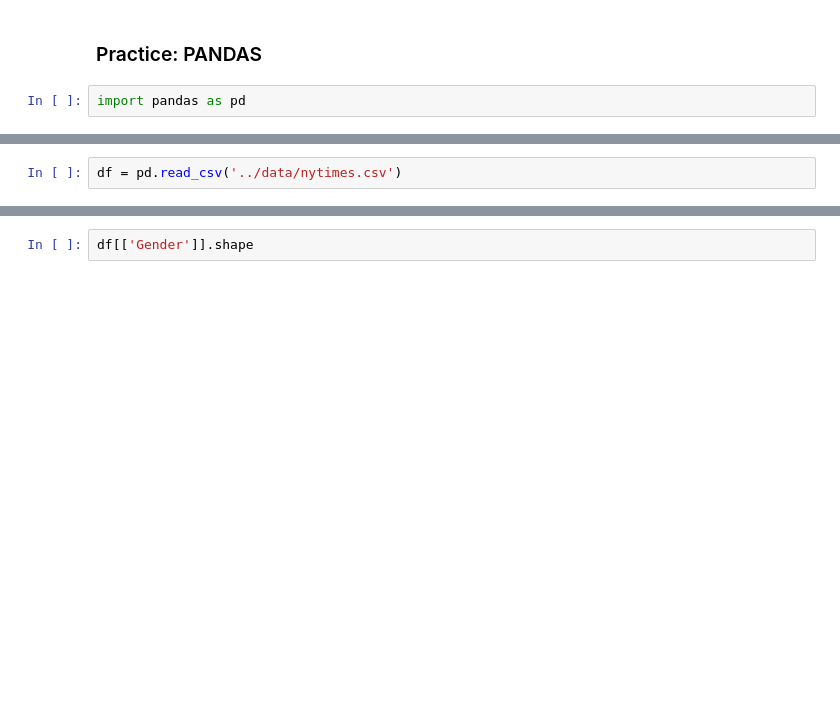
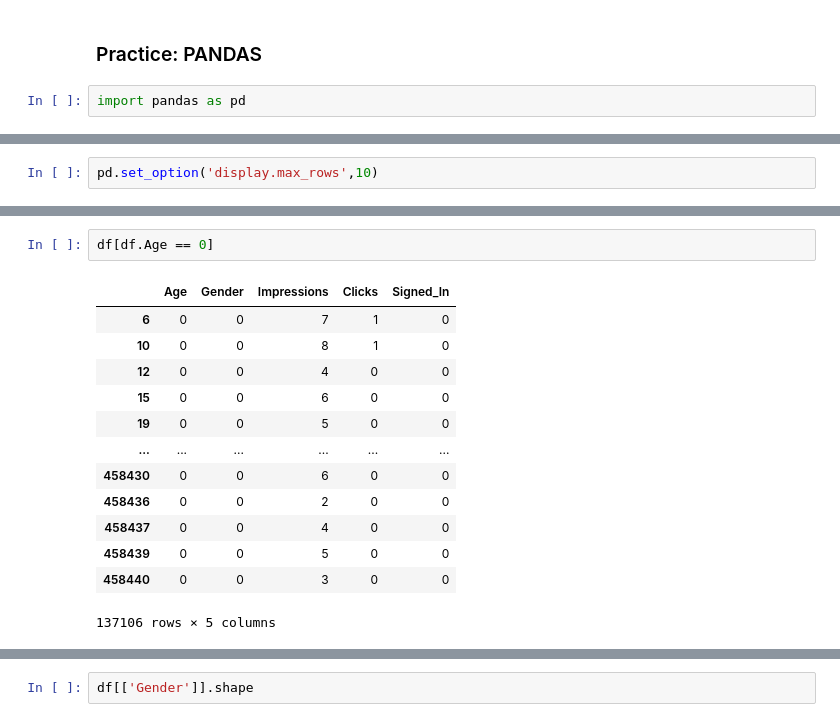
Before and after one commit to cyruschansk/DS_HK_10, a Jupyter notebook: notebooks/03 - Machine Learning.ipynb, the cells around one changed output, grey strips where cells are left out. Cells and saved outputs as stored; diff of their text form; blank space fills up the shorter version.

```diff
--- a/notebooks/03 - Machine Learning.ipynb
+++ b/notebooks/03 - Machine Learning.ipynb
@@ -882,2 +899,0 @@ curl http://stat.columbia.edu/~rachel/datasets/nyt1.csv > ../data/nytimes.csv
-# %%
-df = pd.read_csv('../data/nytimes.csv')
@@ -883,0 +963,2 @@ df = pd.read_csv('../data/nytimes.csv')
+# %%
+pd.set_option('display.max_rows',10)
@@ -883,0 +1052,16 @@ df = pd.read_csv('../data/nytimes.csv')
+# %%
+df[df.Age == 0]
+# %% [output]
+|  | Age | Gender | Impressions | Clicks | Signed_In |
+| 6 | 0 | 0 | 7 | 1 | 0 |
+| 10 | 0 | 0 | 8 | 1 | 0 |
+| 12 | 0 | 0 | 4 | 0 | 0 |
+| 15 | 0 | 0 | 6 | 0 | 0 |
+| 19 | 0 | 0 | 5 | 0 | 0 |
+| ... | ... | ... | ... | ... | ... |
+| 458430 | 0 | 0 | 6 | 0 | 0 |
+| 458436 | 0 | 0 | 2 | 0 | 0 |
+| 458437 | 0 | 0 | 4 | 0 | 0 |
+| 458439 | 0 | 0 | 5 | 0 | 0 |
+| 458440 | 0 | 0 | 3 | 0 | 0 |
+137106 rows × 5 columns
```
Also changed, not shown: parts of 42 cells of this notebook, 5 other files.
